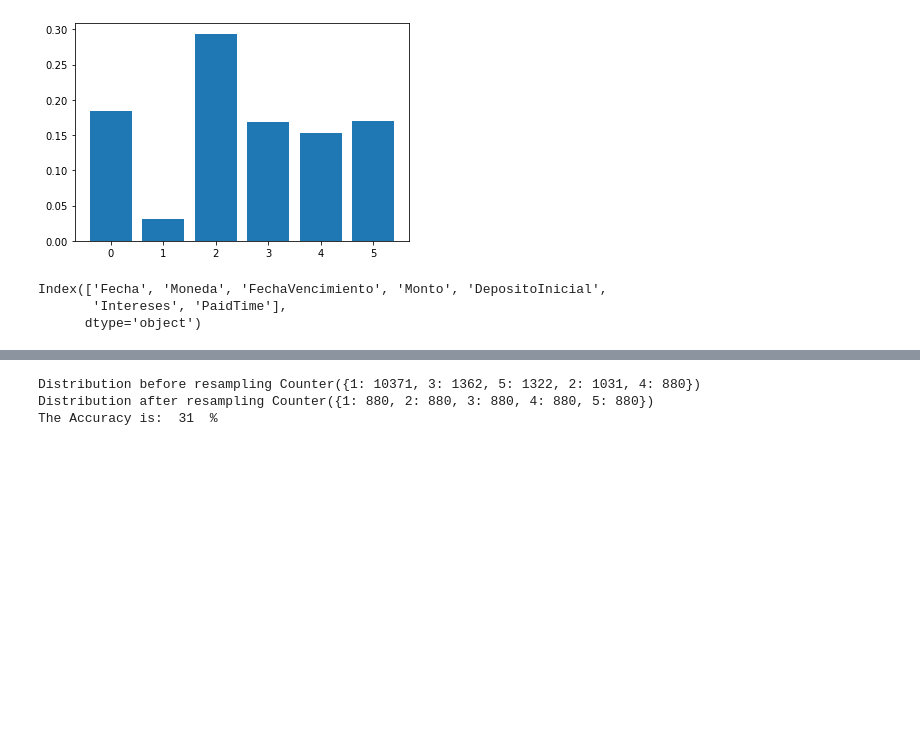
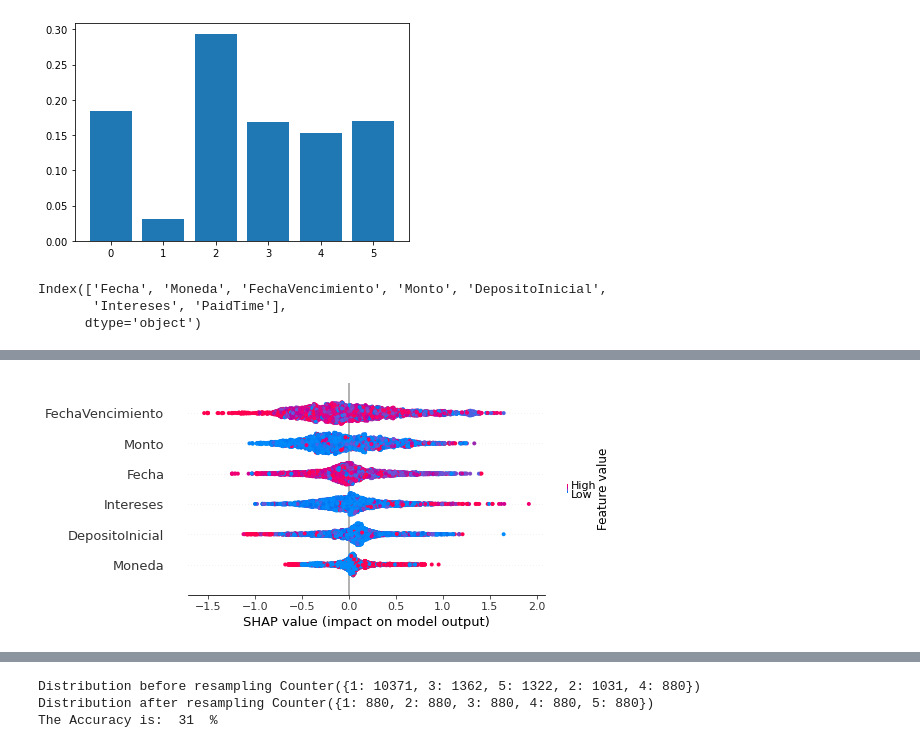
Before and after one commit to jrolopez20/blu-ml, a Jupyter notebook: Finance factoring late invoice prediction - Multi Class Classification.ipynb, the cells around one changed output, grey strips where cells are left out. Cells and saved outputs as stored; diff of their text form; code cells hidden in the pictures; blank space fills up the shorter version.

```diff
--- a/Finance factoring late invoice prediction - Multi Class Classification.ipynb
+++ b/Finance factoring late invoice prediction - Multi Class Classification.ipynb
@@ -225,0 +252,4 @@ Index(['Fecha', 'Moneda', 'FechaVencimiento', 'Monto', 'DepositoInicial',
+# %%
+shap.summary_plot(shap_values)
+# %% [output]
+[figure, added]
```
Also changed, not shown: parts of 7 cells of this notebook.
